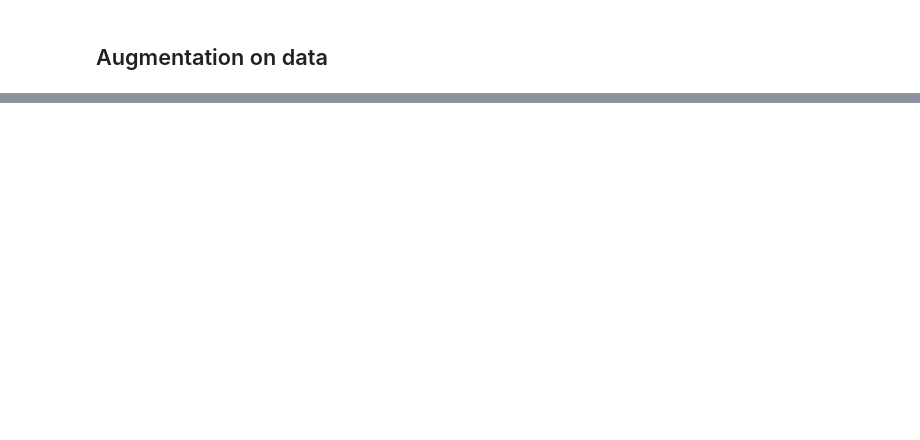
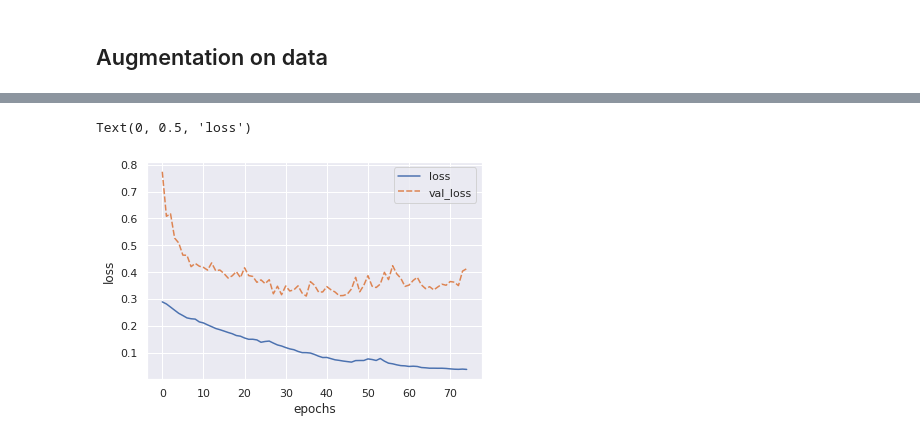
Before and after one commit to stianteien/M_DV_V2022, a Jupyter notebook: spectral_library/augmentation.ipynb, the cells around one changed output, grey strips where cells are left out. Cells and saved outputs as stored; diff of their text form; code cells hidden in the pictures; blank space fills up the shorter version.

Commit message:
Ran unet on augdata

```diff
--- a/spectral_library/augmentation.ipynb
+++ b/spectral_library/augmentation.ipynb
@@ -68,0 +102,2 @@ a = datagen.apply_transform(X[0,:,:], {"brightness":5})
+# %%
+X_train_aug, y_train_aug = augment_brightness(X_train,y_train, n=20)
@@ -68,0 +108,3 @@ a = datagen.apply_transform(X[0,:,:], {"brightness":5})
+# %%
+X = np.append(X_train, X_train_aug, axis=0)
+y = np.append(y_train, y_train_aug, axis=0)
@@ -68,0 +117,15 @@ a = datagen.apply_transform(X[0,:,:], {"brightness":5})
+# %%
+u = vanilla_unet()
+
+img1 = Input(shape=(128,128,399))
+
+model = u.get_unet(img1, None, n_classes=6, last_activation='softmax')
+
+model.compile(optimizer='adam',
+              loss='categorical_crossentropy')
+# %%
+h = model.fit(X,
+              y,
+              validation_data=(X_val,y_val),
+              batch_size=32,
+              epochs=100)
@@ -68,0 +150,7 @@ a = datagen.apply_transform(X[0,:,:], {"brightness":5})
+# %%
+sns.set_theme()
+sns.lineplot(data={key:(h.history[key][25:]) for key in ['loss', 'val_loss']})
+plt.xlabel("epochs"); plt.ylabel("loss")
+# %% [output]
+Text(0, 0.5, 'loss')
+[figure, added]
```
Also changed, not shown: parts of 15 cells of this notebook.
